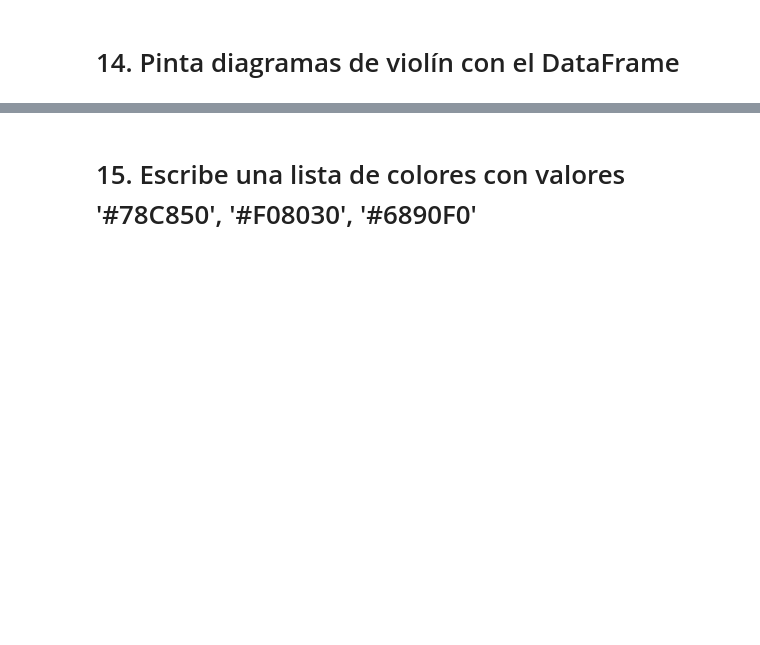
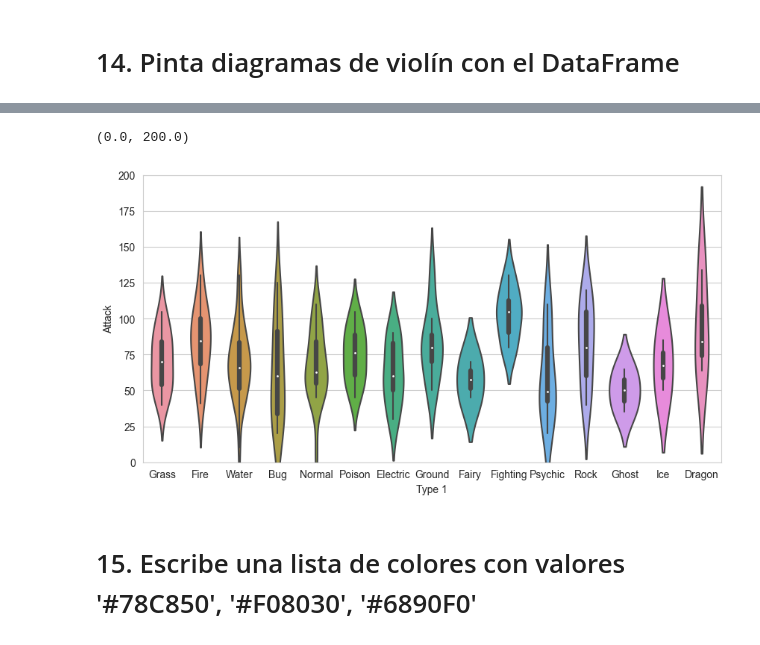
Before and after one commit to josemanuelgonzalezfornell/Data_Analyst, a Jupyter notebook: 4-Visualización/2-Seaborn/Practica/ejercicios_Seaborn.ipynb, the cells around one changed output, grey strips where cells are left out. Cells and saved outputs as stored; diff of their text form; code cells hidden in the pictures; blank space fills up the shorter version.

```diff
--- a/4-Visualización/2-Seaborn/Practica/ejercicios_Seaborn.ipynb
+++ b/4-Visualización/2-Seaborn/Practica/ejercicios_Seaborn.ipynb
@@ -180,4 +165,6 @@ plt.xlim(20,100)
 # %% [markdown]
 # 13. Usa un estilo 'whitegrid'
+# %%
+sns.set_style("whitegrid")
 # %% [markdown]
 # 14. Pinta diagramas de violín con el DataFrame
@@ -187,2 +171,9 @@ plt.xlim(20,100)
+# %%
+plt.figure(figsize=(10,5)) #redimensiona (tiene que ir antes de la figura)
+sns.violinplot(x="Type 1", y="Attack", data=df);
+plt.ylim([0,200]) #le pone límite a los ejes (tiene que ir después de la figura)
+# %% [output]
+(0.0, 200.0)
+[figure, added]
 # %% [markdown]
 # 15. Escribe una lista de colores con valores '#78C850', '#F08030',  '#6890F0'
```
Also changed, not shown: parts of 41 cells of this notebook.
